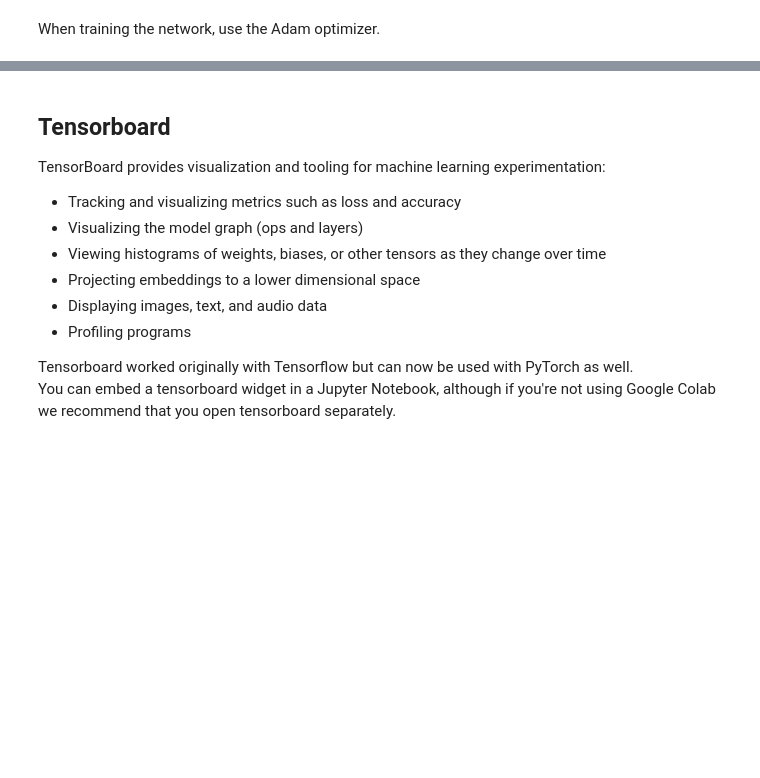
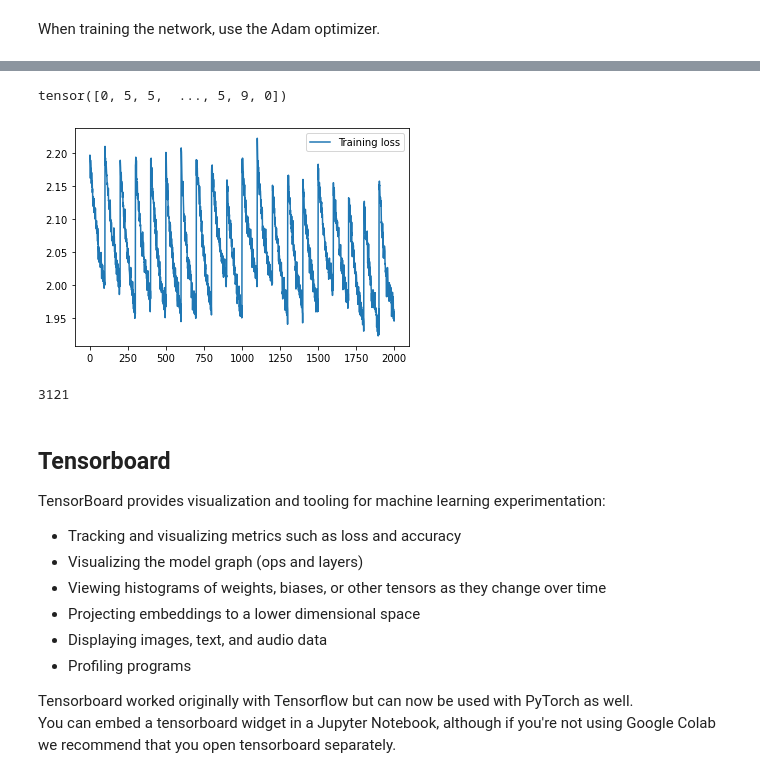
Before and after one commit to GreJerdev/Y-data, a Jupyter notebook: dl/home_work2/NN_in_pytorch.ipynb, the cells around one changed output, grey strips where cells are left out. Cells and saved outputs as stored; diff of their text form; code cells hidden in the pictures; blank space fills up the shorter version.

```diff
--- a/dl/home_work2/NN_in_pytorch.ipynb
+++ b/dl/home_work2/NN_in_pytorch.ipynb
@@ -144,0 +221,37 @@ When training the network, use the Adam optimizer.
+# %%
+# Train the model
+num_epochs = 100
+total_step = int(train_x.shape[0]/num_epochs)
+loss_list = []
+acc_list = []
+model.train()
+print(total_step)
+for i in range(20):
+    items = np.arange(train_x.shape[0])
+    items_index = np.random.choice(items, size=600, replace=False)
+    x_train, y_train = Variable(train_x), Variable(train_y)
+
+    for epoch in range(100):
+
+        optimizer.zero_grad()
+        # Run the forward pass
+
+        outputs = model.forward(train_x[items_index].float())
+        loss = criterion(outputs, train_y[items_index])
+
+        # Backprop and perform Adam optimisation
+
+        loss.backward()
+        optimizer.step()
+
+        loss_list.append(loss.item())
+        # Track the accuracy
+        total =  train_y[items_index].size(0)
+        _, predicted = torch.max(outputs.data, 1)
+        correct = (predicted == train_y[items_index]).sum().item()
+        acc_list.append(correct / total)
+
+        if (epoch + 1) % 5 == 0:
+            print('num:{} epoch [{}/{}],  Loss: {:.4f}, Accuracy: {:.2f}% correct:{} ,total {}'
+              .format(i+1, epoch + 1,num_epochs,loss.item(),
+                      (correct / total) * 100,correct , total))
@@ -145,3 +276,35 @@ When training the network, use the Adam optimizer.
+# %%
+#torch.max(outputs.data[0], 1)
+
+_,indices = torch.max(outputs.data, 1)
+print(indices)
+# %% [output]
+tensor([0, 5, 5,  ..., 5, 9, 0])
+# %%
+# plotting the training and validation loss
+plt.plot(loss_list, label='Training loss')
+#plt.plot(val_losses, label='Validation loss')
+plt.legend()
+plt.show()
+# %% [output]
+[figure, added]
+# %%
+outputs = model(val_x.float())
+_, predicted = torch.max(outputs.data, 1)
+correct = (predicted == val_y).sum().item()
+
+#print(correct.shape)
+
+for i in range(outputs.shape[0]):
+    if((predicted[i] == val_y[i])):
+        pass
+        #print(trainset.classes[testset.targets[i]])
+        #plt.imshow(testset.data[i])
+        #plt.show()
+
+print(correct)
+# %% [output]
+3121
 # %% [markdown]
 ## Tensorboard
 TensorBoard provides visualization and tooling for machine learning experimentation:
```
Also changed, not shown: parts of 12 cells of this notebook.
